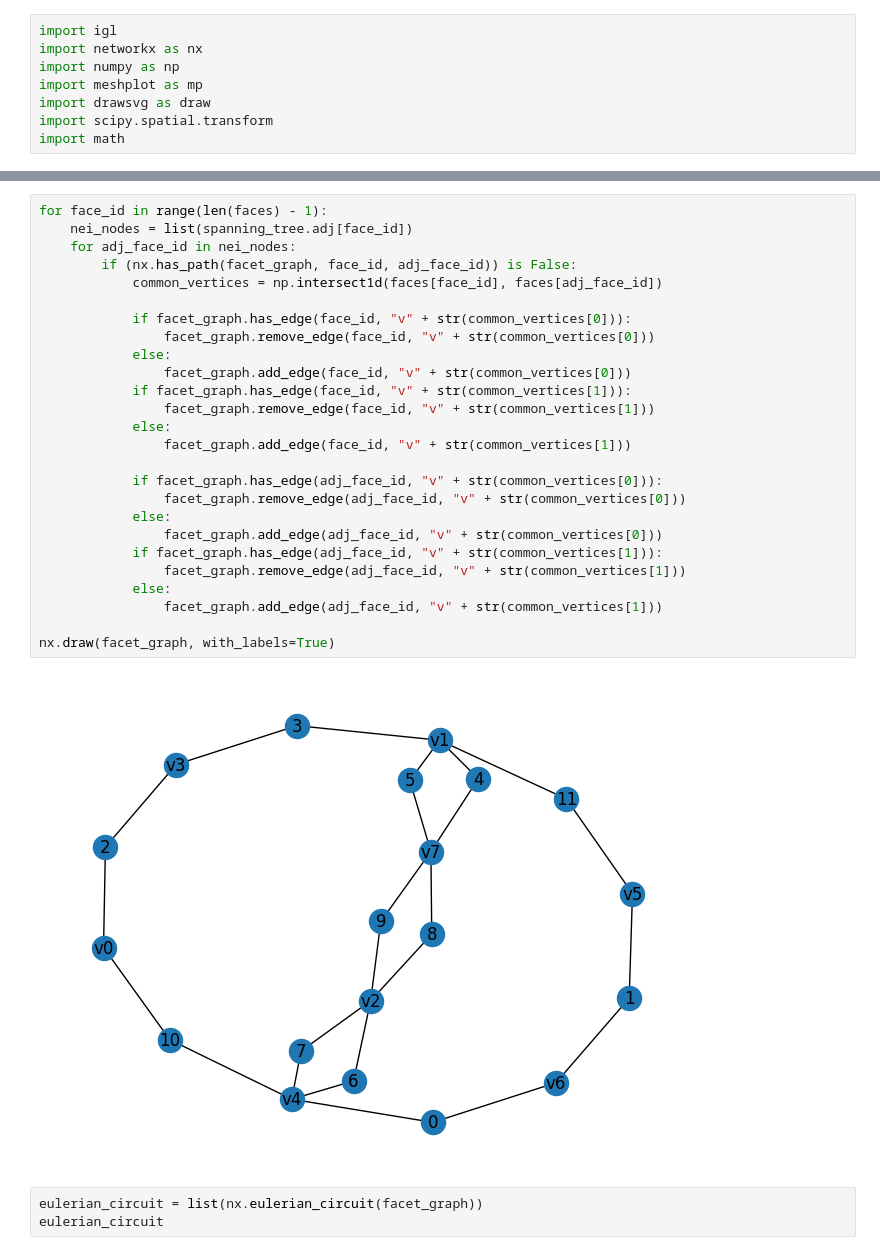
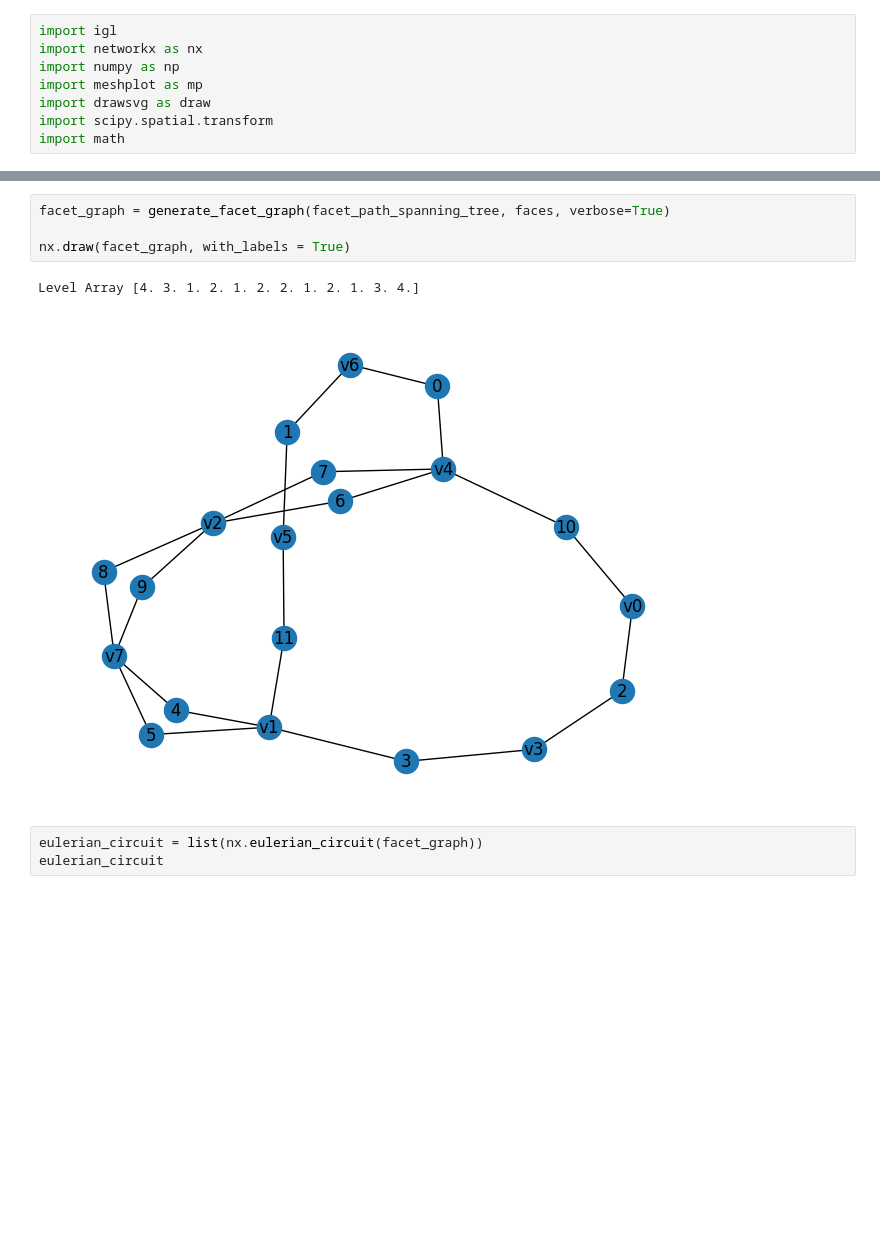
Before and after one commit to elia-b/VertexUnfolding, a Jupyter notebook: vertex-unfolding.ipynb, the cells around one changed output, grey strips where cells are left out. Saved outputs shown, nothing was run; the diff lists cells and outputs as text; blank space fills up the shorter version.

```diff
--- a/vertex-unfolding.ipynb
+++ b/vertex-unfolding.ipynb
@@ -148,31 +147,10 @@ nx.draw(facet_graph, with_labels = True)
-# %%
-for face_id in range(len(faces) - 1):
-    nei_nodes = list(spanning_tree.adj[face_id])
-    for adj_face_id in nei_nodes:
-        if (nx.has_path(facet_graph, face_id, adj_face_id)) is False:
-            common_vertices = np.intersect1d(faces[face_id], faces[adj_face_id])
-
-            if facet_graph.has_edge(face_id, "v" + str(common_vertices[0])):
-                facet_graph.remove_edge(face_id, "v" + str(common_vertices[0]))
-            else:
-                facet_graph.add_edge(face_id, "v" + str(common_vertices[0]))
-            if facet_graph.has_edge(face_id, "v" + str(common_vertices[1])):
-                facet_graph.remove_edge(face_id, "v" + str(common_vertices[1]))
-            else:
-                facet_graph.add_edge(face_id, "v" + str(common_vertices[1]))
-
-            if facet_graph.has_edge(adj_face_id, "v" + str(common_vertices[0])):
-                facet_graph.remove_edge(adj_face_id, "v" + str(common_vertices[0]))
-            else:
-                facet_graph.add_edge(adj_face_id, "v" + str(common_vertices[0]))
-            if facet_graph.has_edge(adj_face_id, "v" + str(common_vertices[1])):
-                facet_graph.remove_edge(adj_face_id, "v" + str(common_vertices[1]))
-            else:
-                facet_graph.add_edge(adj_face_id, "v" + str(common_vertices[1]))
-
-nx.draw(facet_graph, with_labels=True)
-# %% [output]
-[figure, removed]
+# %%
+facet_graph = generate_facet_graph(facet_path_spanning_tree, faces, verbose=True)
+
+nx.draw(facet_graph, with_labels = True)
+# %% [output]
+Level Array [4. 3. 1. 2. 1. 2. 2. 1. 2. 1. 3. 4.]
+[figure, added]
 # %%
 eulerian_circuit = list(nx.eulerian_circuit(facet_graph))
 eulerian_circuit
```
Also changed, not shown: parts of 11 cells of this notebook, 2 other files.
